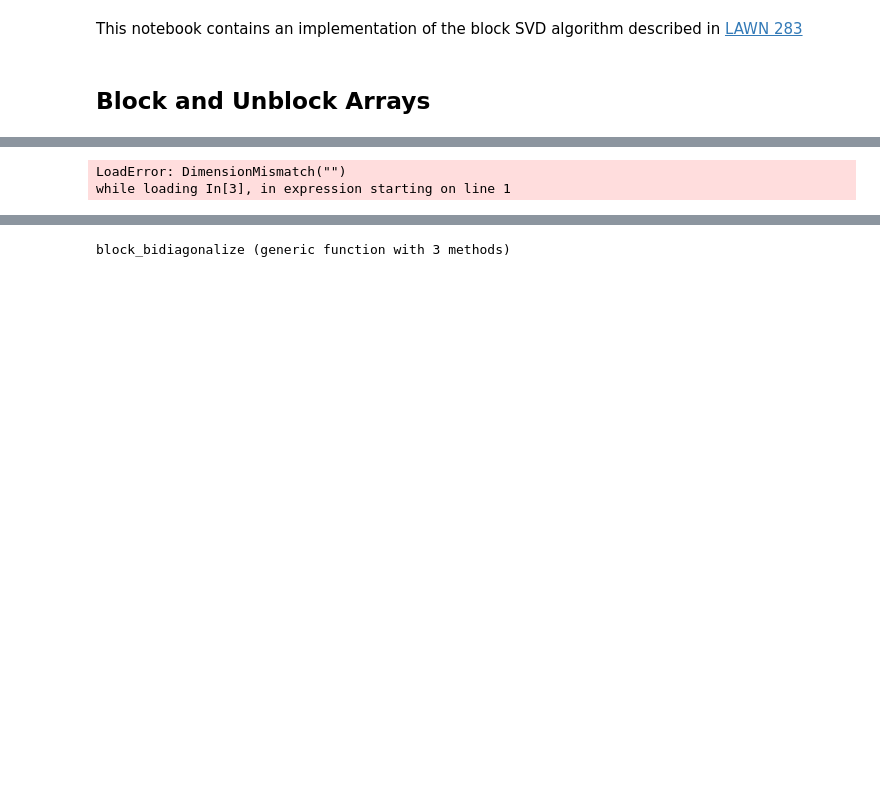
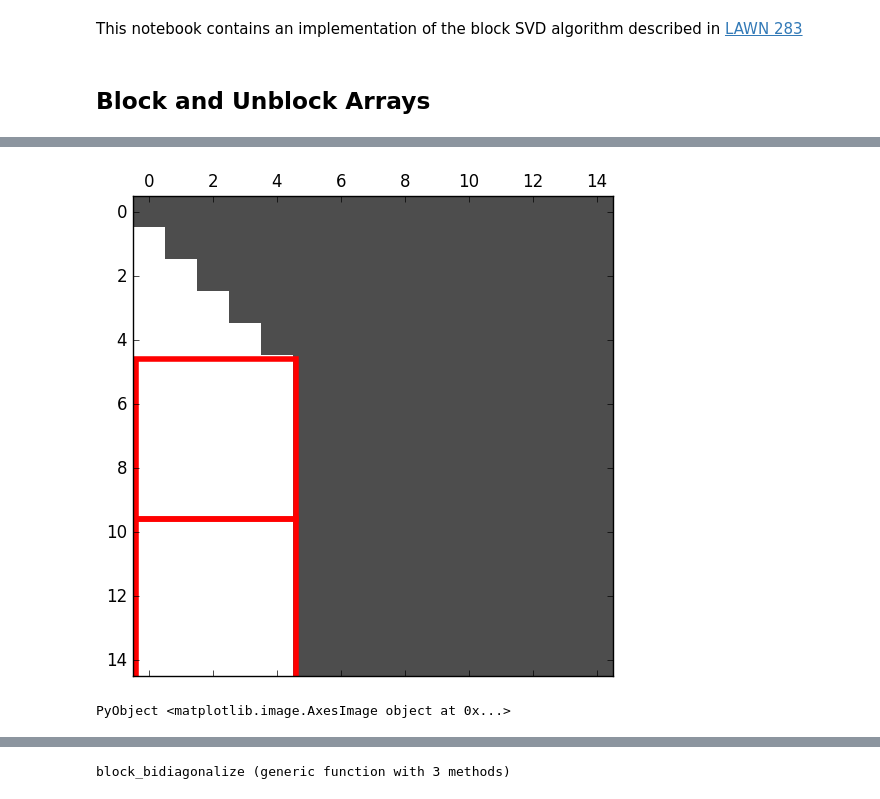
Before and after one commit to jiahao/ijulia-notebooks-assorted, a Jupyter notebook: BlockSVD.ipynb, the cells around one changed output, grey strips where cells are left out. Drawn from its saved outputs; the diff is of its cells as text; code cells hidden in the pictures; blank space fills up the shorter version.

```diff
--- a/BlockSVD.ipynb
+++ b/BlockSVD.ipynb
@@ -65,12 +94,16 @@ while loading In[2], in expression starting on line 5
 # %%
-for j=2:3
-    Q=qrQ(A[[1,j],1])        # There is a special QR for a "domino"=[◥;◼]
-    A[[1,j],:]=Q'*A[[1,j],:] # Q' acts like a square matrix even though Q was "thin"
-    rect_red(1,(j-1)*s+1,s,s)#QR from this block
+for j = 2:3
+
+    Q=qrQ(A[[1, j], 1])             # There is a special QR for a "domino"=[◥;◼]
+
+     A[[1,j],:] = block(Q' * unblock(A[[1,j],:])) # Q' acts like a square matrix even though Q was "thin"
+    rect_red(1,(j-1)*s+1,s,s)  # QR from this block
 end
+
+A[1, [1]] = A[1, [1]]' # Fix for block 1
 spy(A)
 # %% [output]
+[figure, added]
-LoadError: DimensionMismatch("")
-while loading In[3], in expression starting on line 1
+PyObject <matplotlib.image.AxesImage object at 0x...>
 # %%
 #Now do this from the right
```
Also changed, not shown: parts of 15 cells of this notebook.
